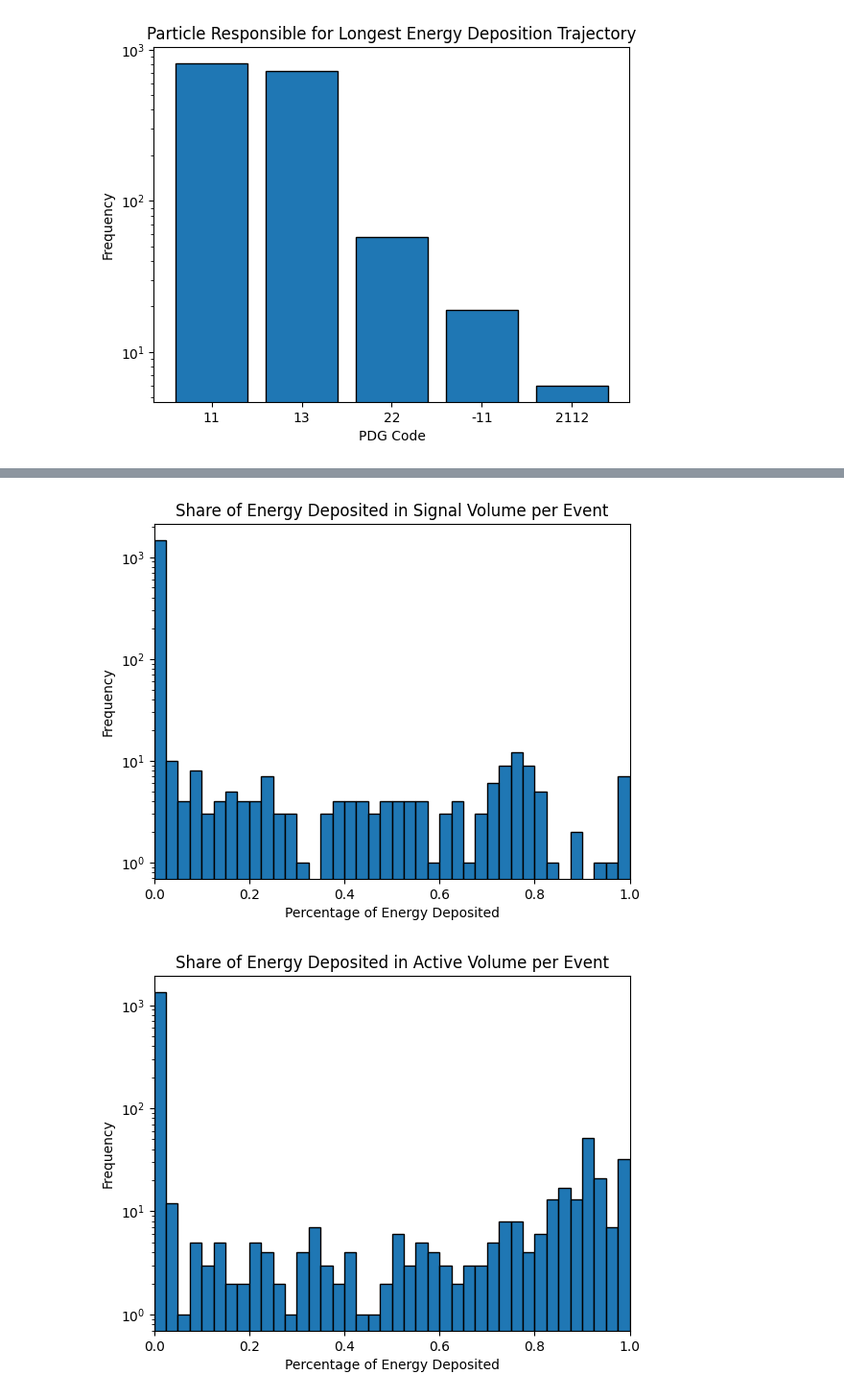
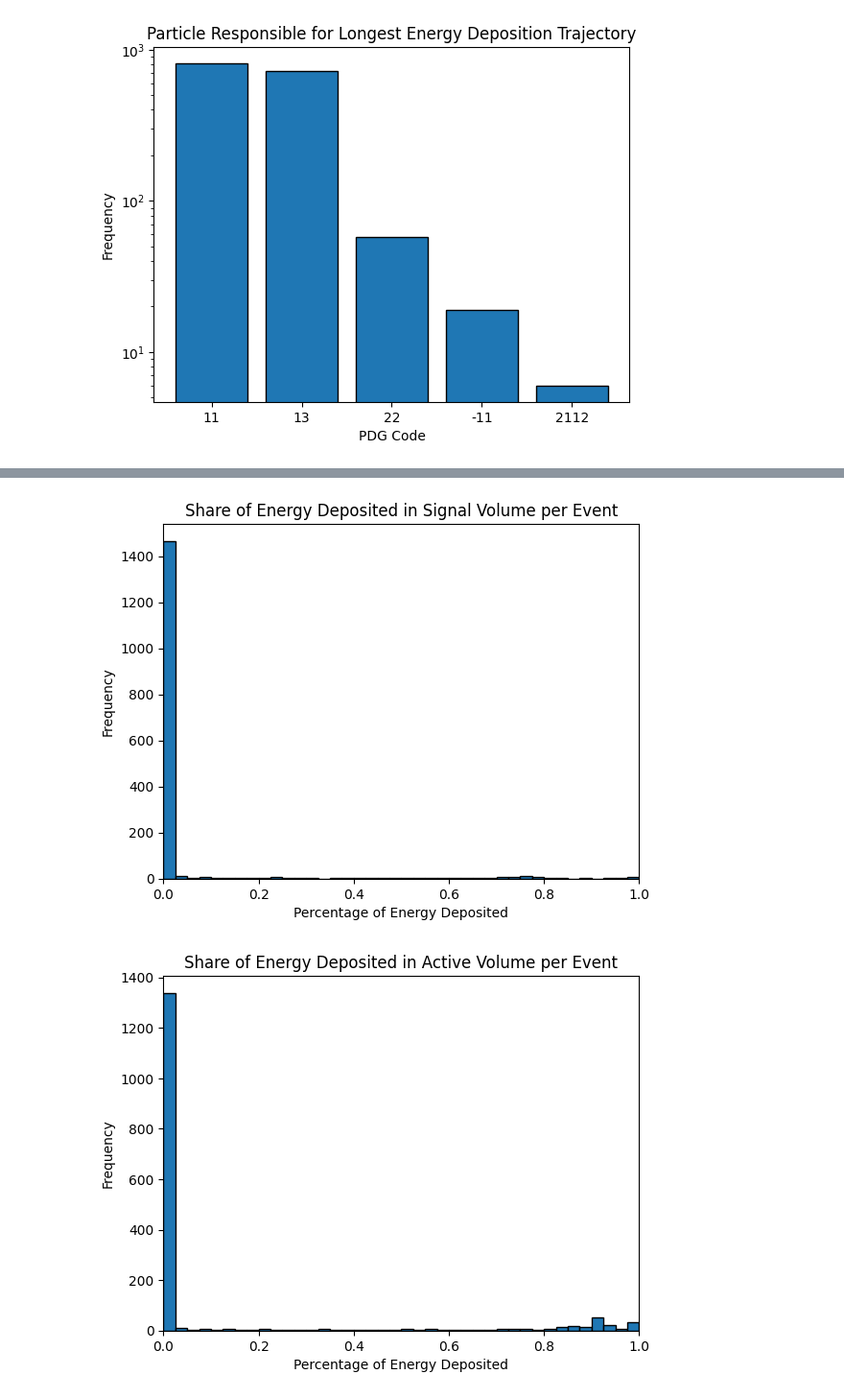
Before and after one commit to vaccarojohn/SNeNDSim, a Jupyter notebook: sim/cosmics/cosmics_segment_analysis.ipynb, the cells around one changed output, grey strips where cells are left out. Shown at 96% size. Drawn from its saved outputs; the diff is of its cells as text; code cells hidden in the pictures.

```diff
--- a/sim/cosmics/cosmics_segment_analysis.ipynb
+++ b/sim/cosmics/cosmics_segment_analysis.ipynb
@@ -110,28 +109,26 @@ plt.hist(data['psenergy'], bins=bins, edgecolor='black')
 plt.xlim(0, 1)
 
 # Axis labels
-plt.yscale('log')
 plt.xlabel('Percentage of Energy Deposited')
 plt.ylabel('Frequency')
 plt.title('Share of Energy Deposited in Signal Volume per Event')
 
 plt.show()
 # %% [output]
-[figure, old version]
+[figure, new version]
 # %%
 # Active volume ratio plot
 
 # Define bins
 bins = np.arange(0, 1.025, 0.025)
 plt.hist(data['paenergy'], bins=bins, edgecolor='black')
 plt.xlim(0, 1)
 
 # Axis labels
-plt.yscale('log')
 plt.xlabel('Percentage of Energy Deposited')
 plt.ylabel('Frequency')
 plt.title('Share of Energy Deposited in Active Volume per Event')
 
 plt.show()
 # %% [output]
-[figure, old version]
+[figure, new version]
```
Also changed, not shown: parts of 1 cell of this notebook.
